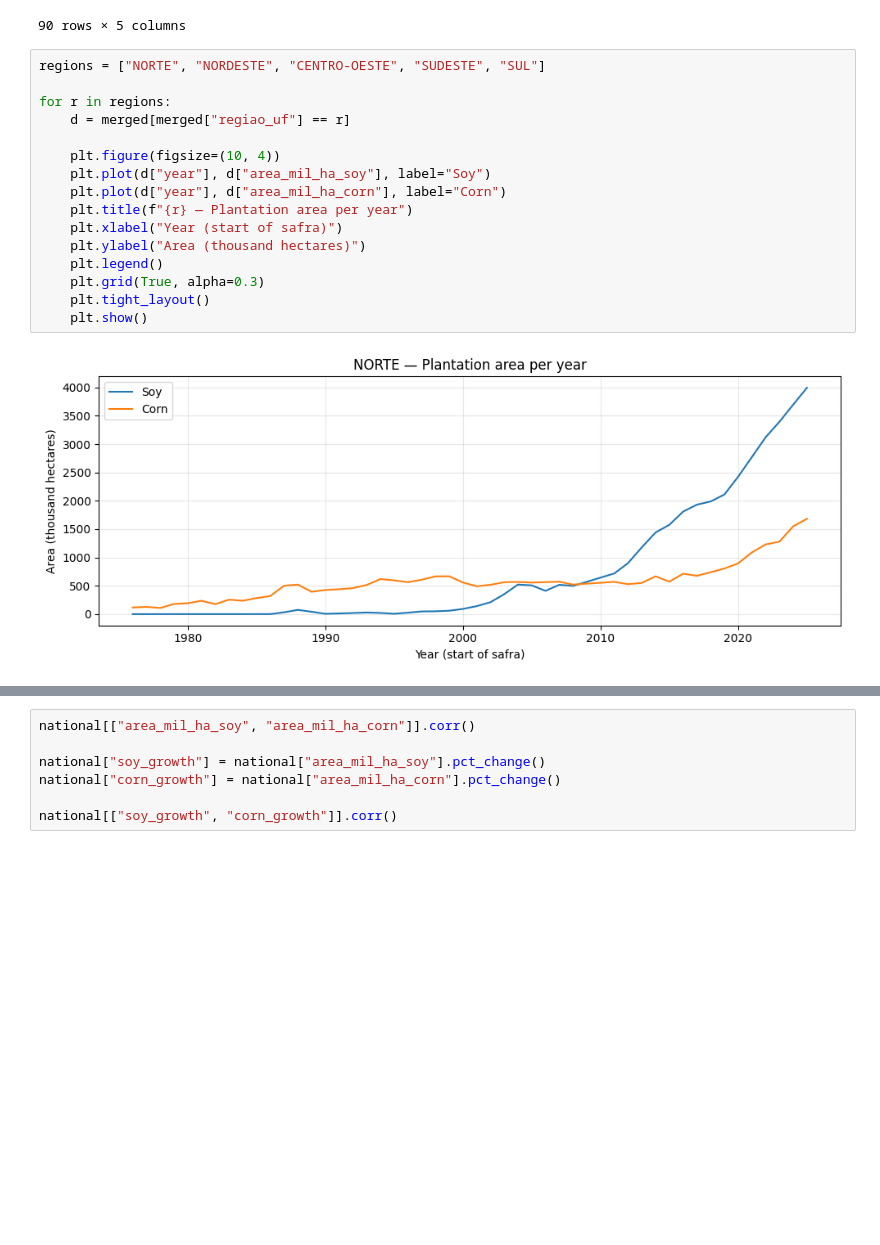
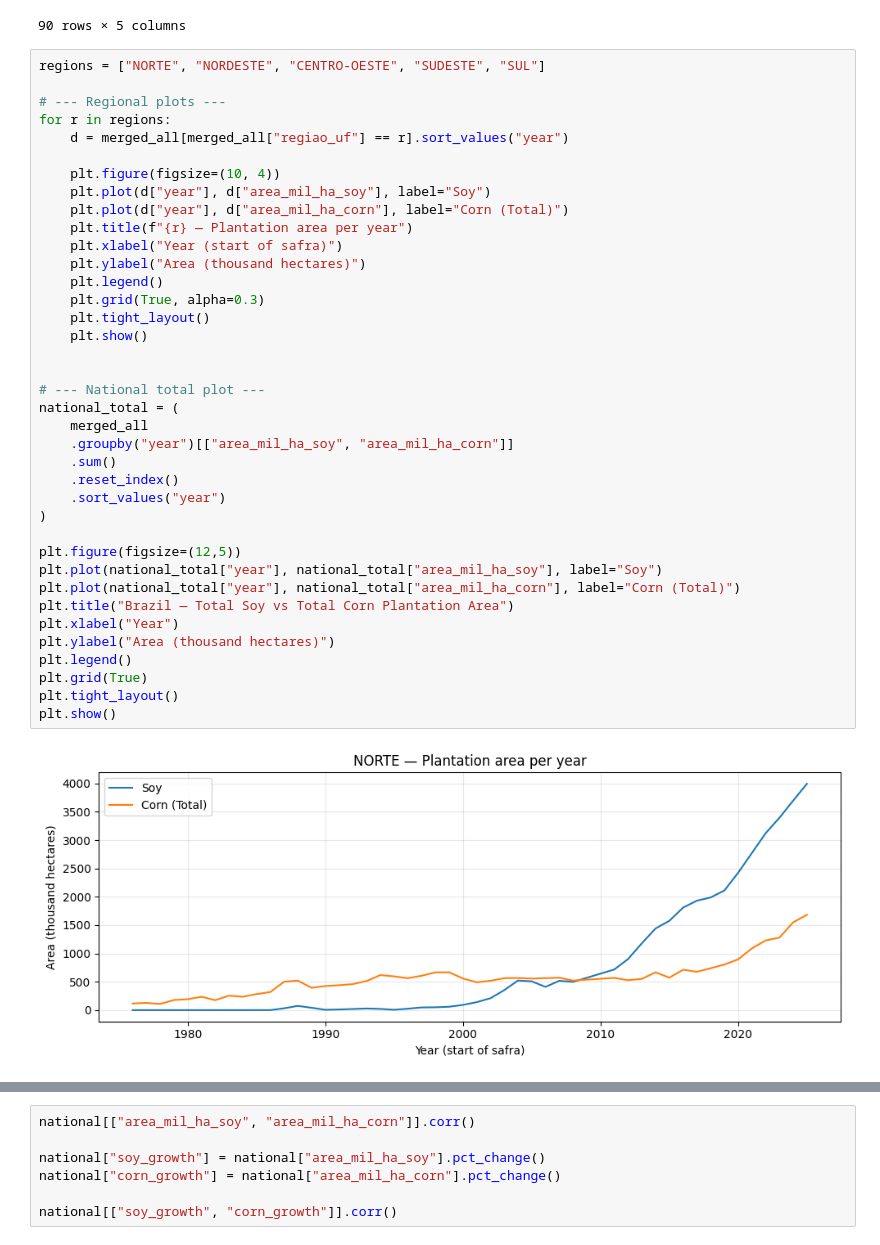
Before and after one commit to wiktorgrocholewski/Spring2026-TIC, a Jupyter notebook: 4_feature_selection/Antonio_model.ipynb, the cells around one changed output, grey strips where cells are left out. Drawn from its saved outputs; the diff is of its cells as text; blank space fills up the shorter version.

```diff
--- a/4_feature_selection/Antonio_model.ipynb
+++ b/4_feature_selection/Antonio_model.ipynb
@@ -168,18 +168,40 @@ merged.head(90)
 # %%
 regions = ["NORTE", "NORDESTE", "CENTRO-OESTE", "SUDESTE", "SUL"]
 
+# --- Regional plots ---
 for r in regions:
-    d = merged[merged["regiao_uf"] == r]
+    d = merged_all[merged_all["regiao_uf"] == r].sort_values("year")
 
     plt.figure(figsize=(10, 4))
     plt.plot(d["year"], d["area_mil_ha_soy"], label="Soy")
-    plt.plot(d["year"], d["area_mil_ha_corn"], label="Corn")
+    plt.plot(d["year"], d["area_mil_ha_corn"], label="Corn (Total)")
     plt.title(f"{r} — Plantation area per year")
     plt.xlabel("Year (start of safra)")
     plt.ylabel("Area (thousand hectares)")
     plt.legend()
     plt.grid(True, alpha=0.3)
     plt.tight_layout()
     plt.show()
+
+
+# --- National total plot ---
+national_total = (
+    merged_all
+    .groupby("year")[["area_mil_ha_soy", "area_mil_ha_corn"]]
+    .sum()
+    .reset_index()
+    .sort_values("year")
+)
+
+plt.figure(figsize=(12,5))
+plt.plot(national_total["year"], national_total["area_mil_ha_soy"], label="Soy")
+plt.plot(national_total["year"], national_total["area_mil_ha_corn"], label="Corn (Total)")
+plt.title("Brazil — Total Soy vs Total Corn Plantation Area")
+plt.xlabel("Year")
+plt.ylabel("Area (thousand hectares)")
+plt.legend()
+plt.grid(True)
+plt.tight_layout()
+plt.show()
 # %% [output]
-[figure, old version]
+[figure, new version]
```
Also changed, not shown: parts of 5 cells of this notebook.
